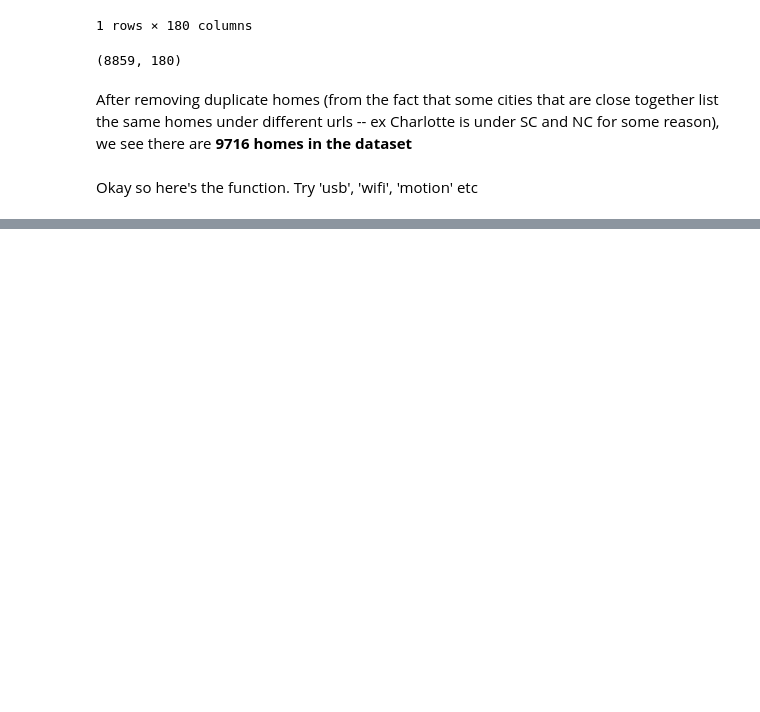
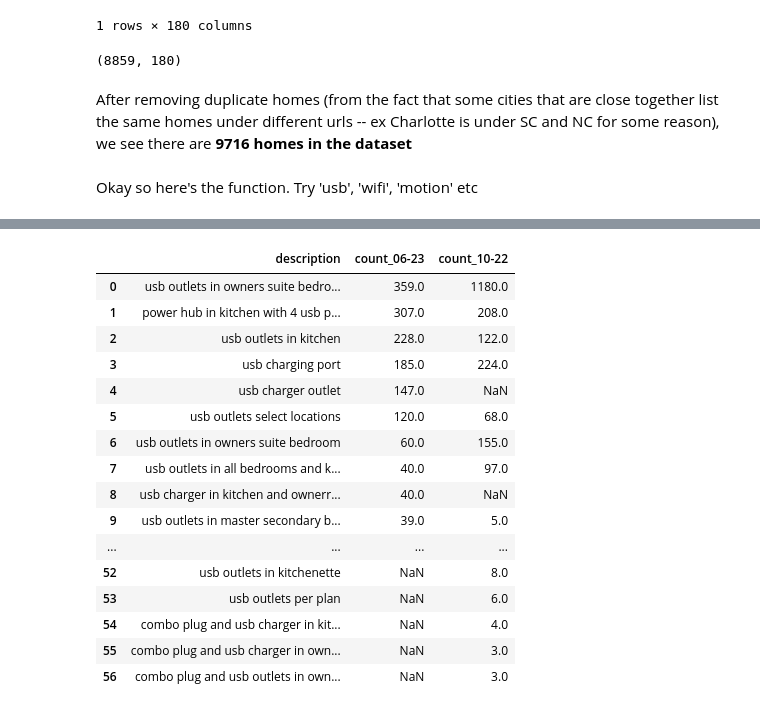
Before and after one commit to jdelano18/smart-power, a Jupyter notebook: analysis.ipynb, the cells around one changed output, grey strips where cells are left out. Cells and saved outputs as stored; diff of their text form; code cells hidden in the pictures; blank space fills up the shorter version.

Commit message:
initial analysis

```diff
--- a/analysis.ipynb
+++ b/analysis.ipynb
@@ -136,0 +146,20 @@ df['data'][0]
+# %%
+df.to_csv('./analysis/usb-description-differences'
+# %% [output]
+|  | description | count_06-23 | count_10-22 |
+| 0 | usb outlets in owners suite bedro... | 359.0 | 1180.0 |
+| 1 | power hub in kitchen with 4 usb p... | 307.0 | 208.0 |
+| 2 | usb outlets in kitchen | 228.0 | 122.0 |
+| 3 | usb charging port | 185.0 | 224.0 |
+| 4 | usb charger outlet | 147.0 | NaN |
+| 5 | usb outlets select locations | 120.0 | 68.0 |
+| 6 | usb outlets in owners suite bedroom | 60.0 | 155.0 |
+| 7 | usb outlets in all bedrooms and k... | 40.0 | 97.0 |
+| 8 | usb charger in kitchen and ownerr... | 40.0 | NaN |
+| 9 | usb outlets in master secondary b... | 39.0 | 5.0 |
+| ... | ... | ... | ... |
+| 52 | usb outlets in kitchenette | NaN | 8.0 |
+| 53 | usb outlets per plan | NaN | 6.0 |
+| 54 | combo plug and usb charger in kit... | NaN | 4.0 |
+| 55 | combo plug and usb charger in own... | NaN | 3.0 |
+| 56 | combo plug and usb outlets in own... | NaN | 3.0 |
```
Also changed, not shown: parts of 11 cells of this notebook, 2 other files.
